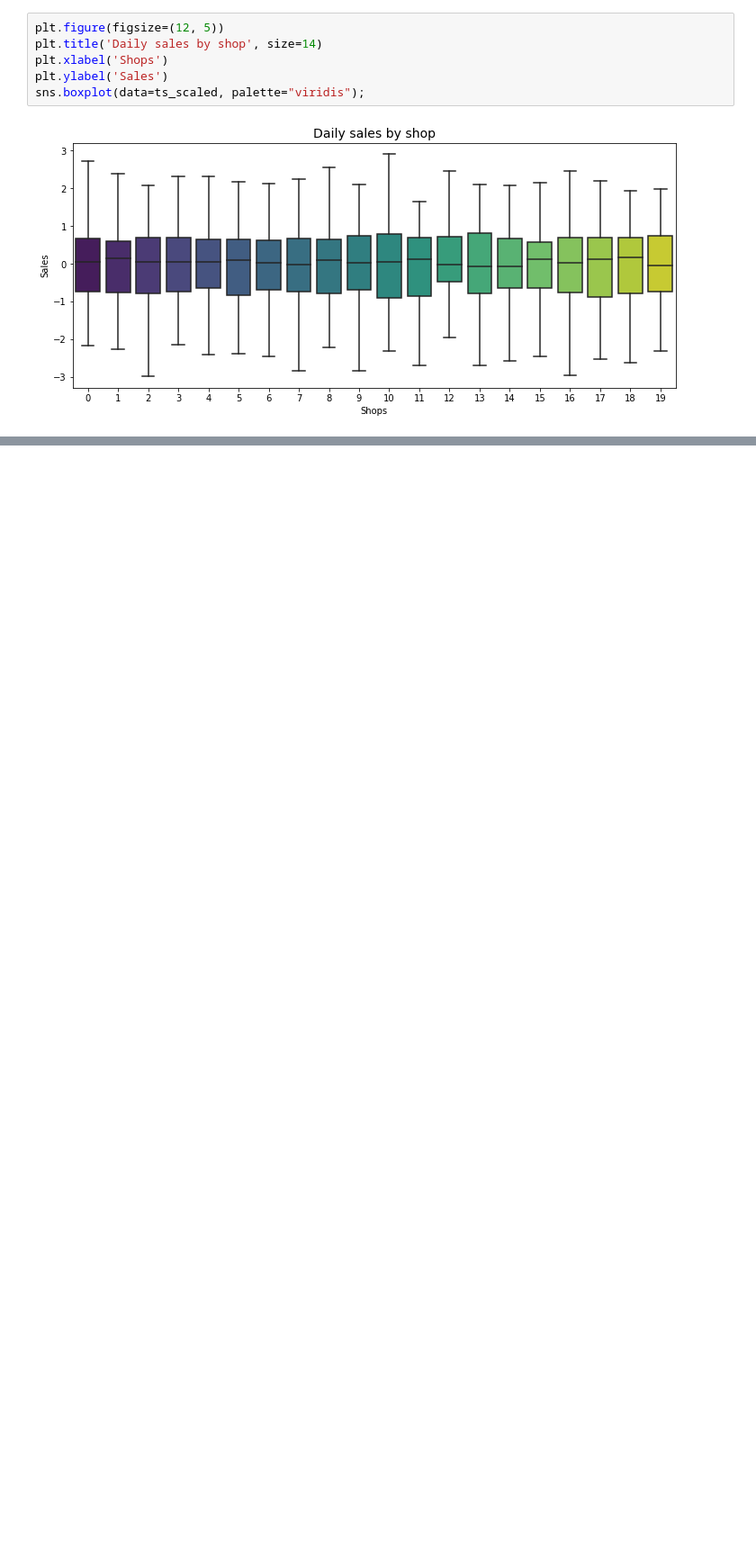
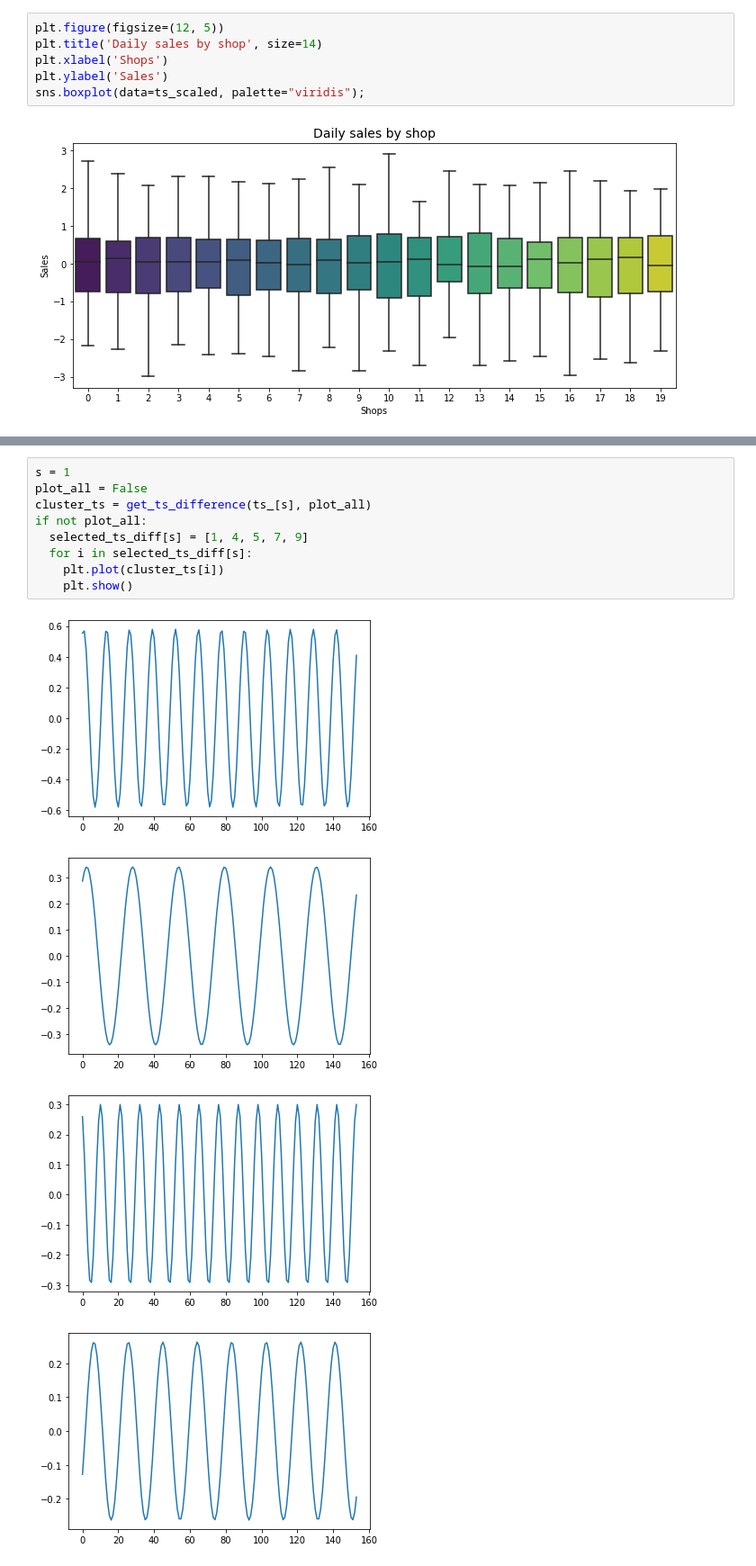
Before and after one commit to YaninaK/sales-forecast, a Jupyter notebook: notebooks/01_EDA_omissions_clusters.ipynb, the cells around one changed output, grey strips where cells are left out. Shown at 90% size. Cells and saved outputs as stored; diff of their text form; blank space fills up the shorter version.

```diff
--- a/notebooks/01_EDA_omissions_clusters.ipynb
+++ b/notebooks/01_EDA_omissions_clusters.ipynb
@@ -490,0 +570,14 @@ sns.boxplot(data=ts_scaled, palette="viridis");
+# %%
+s = 1
+plot_all = False
+cluster_ts = get_ts_difference(ts_[s], plot_all)
+if not plot_all:
+  selected_ts_diff[s] = [1, 4, 5, 7, 9]
+  for i in selected_ts_diff[s]:
+    plt.plot(cluster_ts[i])
+    plt.show()
+# %% [output]
+[figure, added]
+[figure, added]
+[figure, added]
+[figure, added]
```
Also changed, not shown: parts of 21 cells of this notebook.
